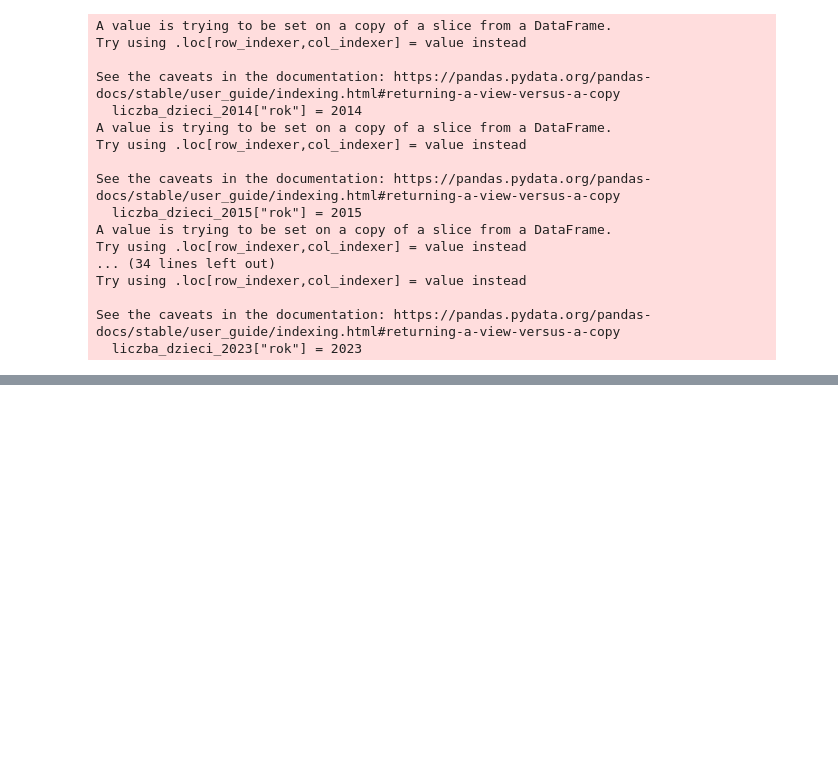
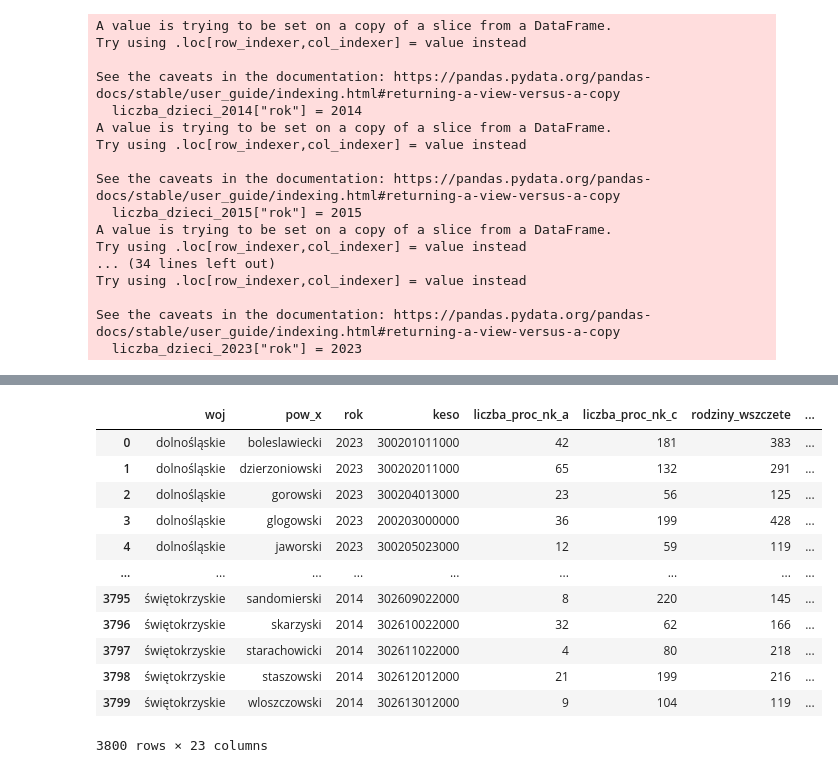
Before and after one commit to Francho03/Praca-licencjacka, a Jupyter notebook: codes/dane_ludnosciowe.ipynb, the cells around one changed output, grey strips where cells are left out. Cells and saved outputs as stored; diff of their text form; code cells hidden in the pictures; blank space fills up the shorter version.

```diff
--- a/codes/dane_ludnosciowe.ipynb
+++ b/codes/dane_ludnosciowe.ipynb
@@ -551,0 +647,16 @@ gospodarstwa_domowe_full.to_excel("/content/drive/MyDrive/praca_licencjacka/Dane
+# %%
+df_merged
+# %% [output]
+|  | woj | pow_x | rok | keso | liczba_proc_nk_a | liczba_proc_nk_c | rodziny_wszczete | ... |
+| 0 | dolnośląskie | boleslawiecki | 2023 | 300201011000 | 42 | 181 | 383 | ... |
+| 1 | dolnośląskie | dzierzoniowski | 2023 | 300202011000 | 65 | 132 | 291 | ... |
+| 2 | dolnośląskie | gorowski | 2023 | 300204013000 | 23 | 56 | 125 | ... |
+| 3 | dolnośląskie | glogowski | 2023 | 200203000000 | 36 | 199 | 428 | ... |
+| 4 | dolnośląskie | jaworski | 2023 | 300205023000 | 12 | 59 | 119 | ... |
+| ... | ... | ... | ... | ... | ... | ... | ... | ... |
+| 3795 | świętokrzyskie | sandomierski | 2014 | 302609022000 | 8 | 220 | 145 | ... |
+| 3796 | świętokrzyskie | skarzyski | 2014 | 302610022000 | 32 | 62 | 166 | ... |
+| 3797 | świętokrzyskie | starachowicki | 2014 | 302611022000 | 4 | 80 | 218 | ... |
+| 3798 | świętokrzyskie | staszowski | 2014 | 302612012000 | 21 | 199 | 216 | ... |
+| 3799 | świętokrzyskie | wloszczowski | 2014 | 302613012000 | 9 | 104 | 119 | ... |
+3800 rows × 23 columns
```
Also changed, not shown: parts of 20 cells of this notebook.
